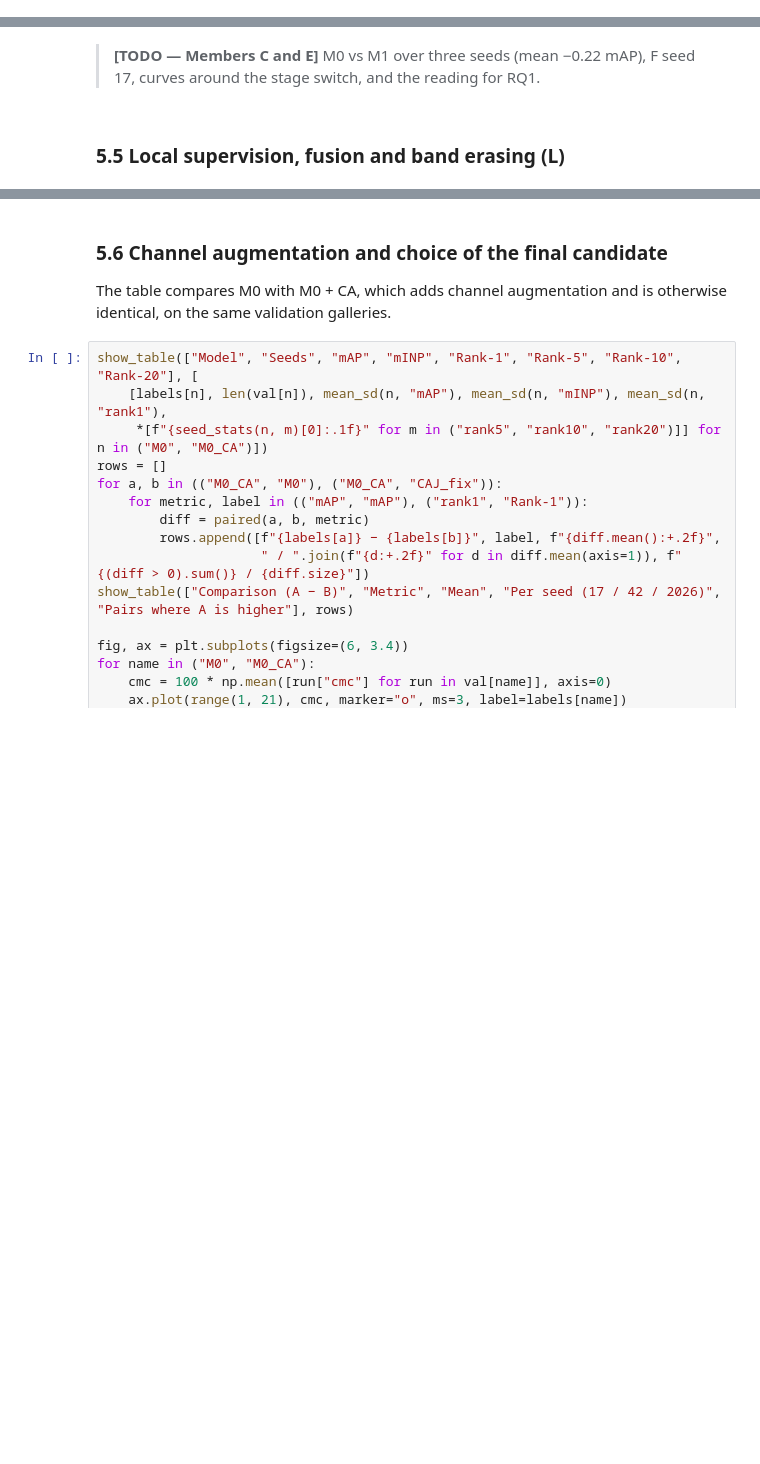
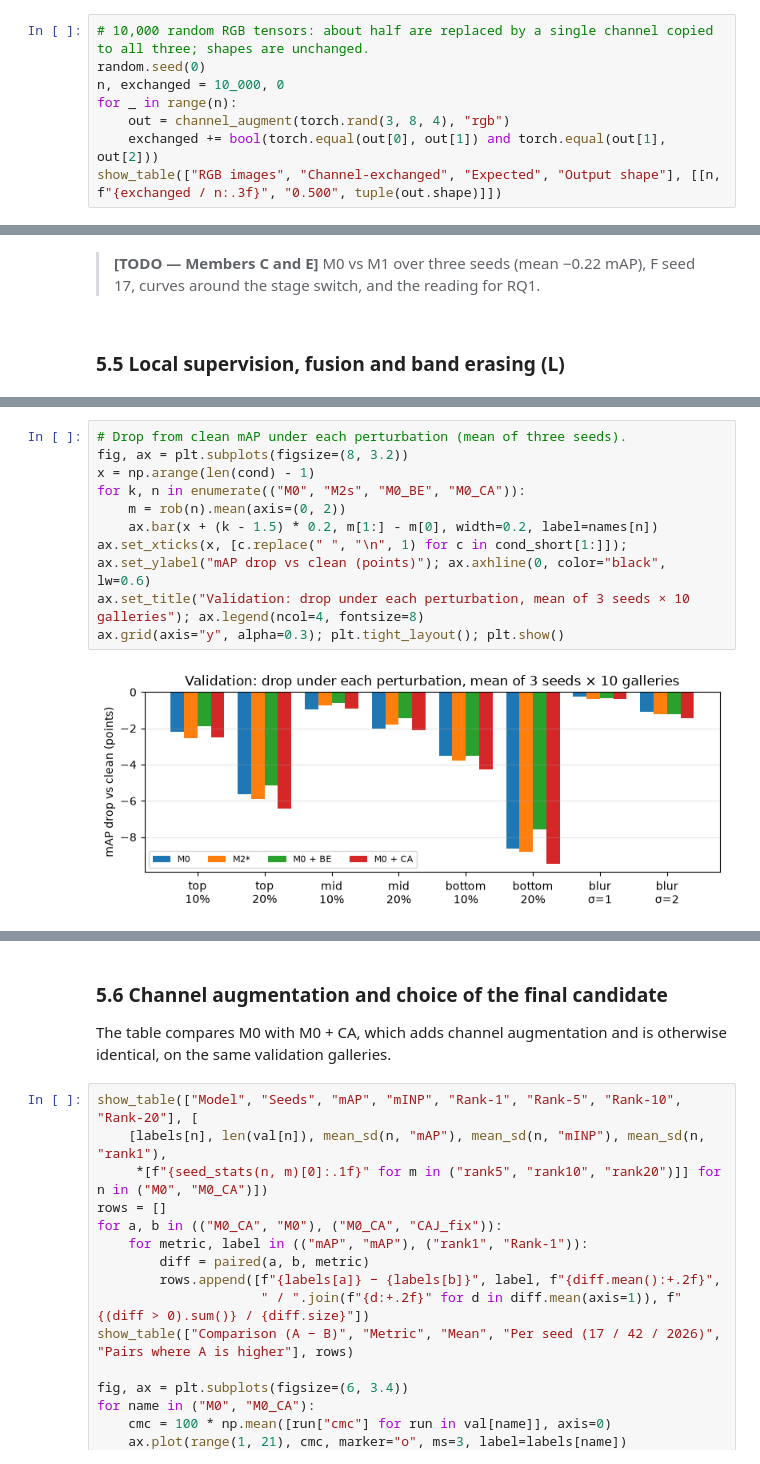
Before and after one commit to cattiesu2025/9444_project, a Jupyter notebook: submission/project.ipynb, the cells around one changed output, grey strips where cells are left out. Saved outputs shown, nothing was run; the diff lists cells and outputs as text; blank space fills up the shorter version.

```diff
--- a/submission/project.ipynb
+++ b/submission/project.ipynb
@@ -319,0 +412,8 @@ AGW and CAJ were ported from the authors' code at a pinned commit [3] and keep t
+# %%
+# 10,000 random RGB tensors: about half are replaced by a single channel copied to all three; shapes are unchanged.
+random.seed(0)
+n, exchanged = 10_000, 0
+for _ in range(n):
+    out = channel_augment(torch.rand(3, 8, 4), "rgb")
+    exchanged += bool(torch.equal(out[0], out[1]) and torch.equal(out[1], out[2]))
+show_table(["RGB images", "Channel-exchanged", "Expected", "Output shape"], [[n, f"{exchanged / n:.3f}", "0.500", tuple(out.shape)]])
@@ -546,0 +749,12 @@ show_table(["Weighting", "Mean furthest-positive distance", "Mean closest-negati
+# %%
+# Drop from clean mAP under each perturbation (mean of three seeds).
+fig, ax = plt.subplots(figsize=(8, 3.2))
+x = np.arange(len(cond) - 1)
+for k, n in enumerate(("M0", "M2s", "M0_BE", "M0_CA")):
+    m = rob(n).mean(axis=(0, 2))
+    ax.bar(x + (k - 1.5) * 0.2, m[1:] - m[0], width=0.2, label=names[n])
+ax.set_xticks(x, [c.replace(" ", "\n", 1) for c in cond_short[1:]]); ax.set_ylabel("mAP drop vs clean (points)"); ax.axhline(0, color="black", lw=0.6)
+ax.set_title("Validation: drop under each perturbation, mean of 3 seeds × 10 galleries"); ax.legend(ncol=4, fontsize=8)
+ax.grid(axis="y", alpha=0.3); plt.tight_layout(); plt.show()
+# %% [output]
+[figure, added]
```
Also changed, not shown: parts of 55 cells of this notebook, 1 other file.
